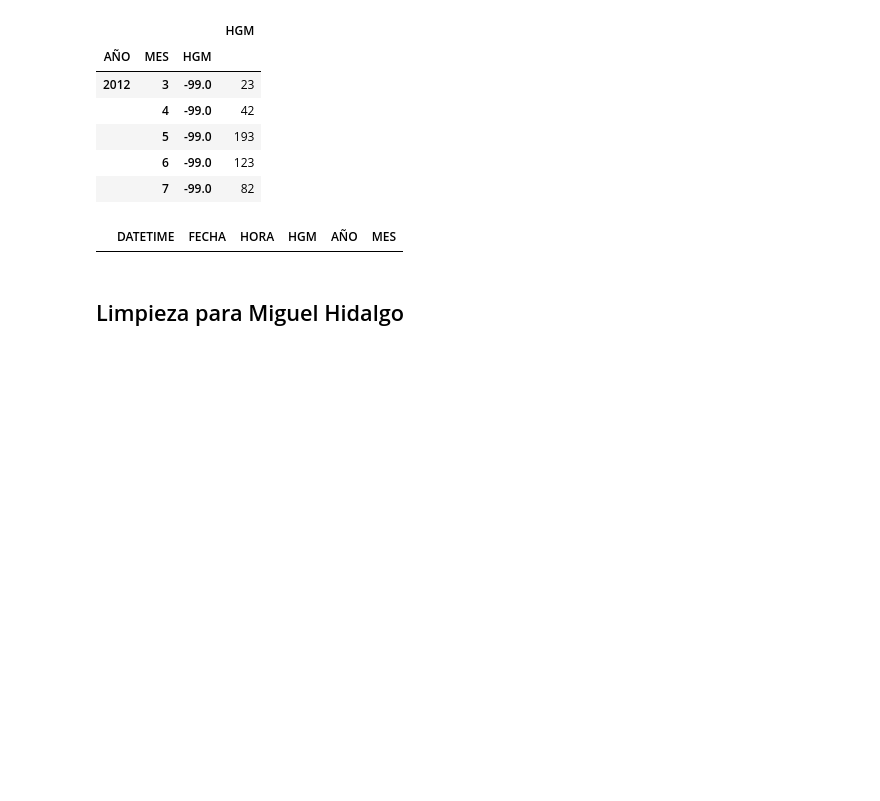
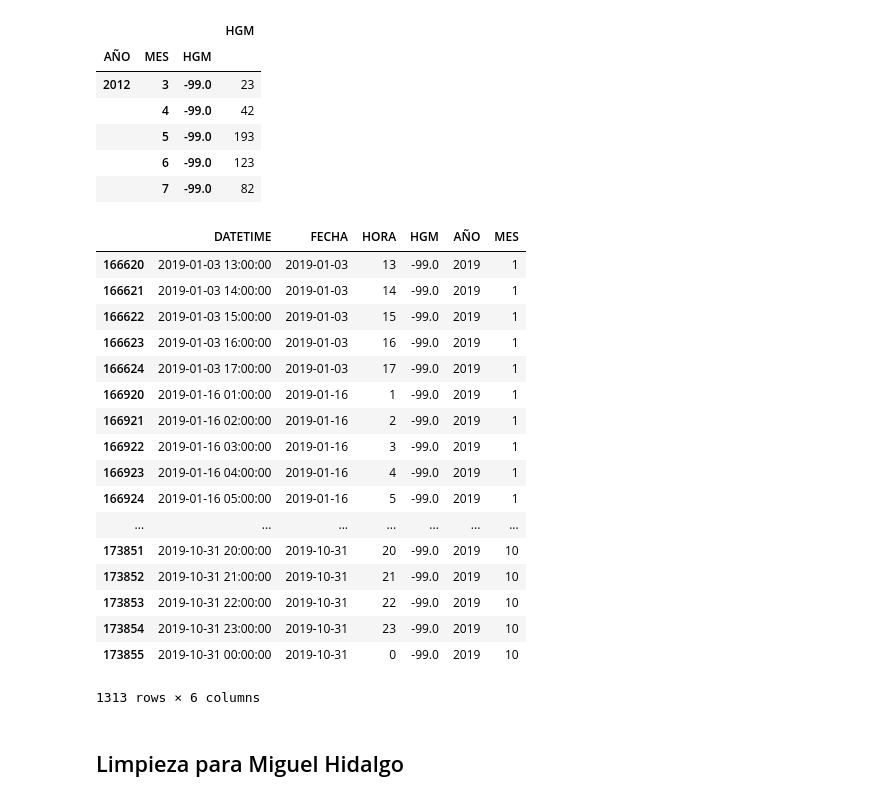
Before and after one commit to luisferlc/datamex1019, a Jupyter notebook: air-quality-cdmx/limpiezas/análisis_limpieza_PM10_v1.ipynb, the cells around one changed output. Drawn from its saved outputs; the diff is of its cells as text; code cells hidden in the pictures; blank space fills up the shorter version.

```diff
--- a/air-quality-cdmx/limpiezas/análisis_limpieza_PM10_v1.ipynb
+++ b/air-quality-cdmx/limpiezas/análisis_limpieza_PM10_v1.ipynb
@@ -324,10 +324,27 @@ df_cuauh_v3.HGM[(df_cuauh_v3.AÑO == 2016) & (df_cuauh_v3.HGM == -99.0)] = means
 df_cuauh_v3.HGM[(df_cuauh_v3.AÑO == 2017) & (df_cuauh_v3.HGM == -99.0)] = means[5]
 df_cuauh_v3.HGM[(df_cuauh_v3.AÑO == 2018) & (df_cuauh_v3.HGM == -99.0)] = means[6]
 # %%
-df_cuauh_v3=df_cuauh_v3[df_cuauh_v3.FECHA <= '2018-12-31'] #Correcto
+
 df_cuauh_v3[df_cuauh_v3.HGM== -99.0] #Correcto
 # %% [output]
 |  | DATETIME | FECHA | HORA | HGM | AÑO | MES |
+| 166620 | 2019-01-03 13:00:00 | 2019-01-03 | 13 | -99.0 | 2019 | 1 |
+| 166621 | 2019-01-03 14:00:00 | 2019-01-03 | 14 | -99.0 | 2019 | 1 |
+| 166622 | 2019-01-03 15:00:00 | 2019-01-03 | 15 | -99.0 | 2019 | 1 |
+| 166623 | 2019-01-03 16:00:00 | 2019-01-03 | 16 | -99.0 | 2019 | 1 |
+| 166624 | 2019-01-03 17:00:00 | 2019-01-03 | 17 | -99.0 | 2019 | 1 |
+| 166920 | 2019-01-16 01:00:00 | 2019-01-16 | 1 | -99.0 | 2019 | 1 |
+| 166921 | 2019-01-16 02:00:00 | 2019-01-16 | 2 | -99.0 | 2019 | 1 |
+| 166922 | 2019-01-16 03:00:00 | 2019-01-16 | 3 | -99.0 | 2019 | 1 |
+| 166923 | 2019-01-16 04:00:00 | 2019-01-16 | 4 | -99.0 | 2019 | 1 |
+| 166924 | 2019-01-16 05:00:00 | 2019-01-16 | 5 | -99.0 | 2019 | 1 |
+| ... | ... | ... | ... | ... | ... | ... |
+| 173851 | 2019-10-31 20:00:00 | 2019-10-31 | 20 | -99.0 | 2019 | 10 |
+| 173852 | 2019-10-31 21:00:00 | 2019-10-31 | 21 | -99.0 | 2019 | 10 |
+| 173853 | 2019-10-31 22:00:00 | 2019-10-31 | 22 | -99.0 | 2019 | 10 |
+| 173854 | 2019-10-31 23:00:00 | 2019-10-31 | 23 | -99.0 | 2019 | 10 |
+| 173855 | 2019-10-31 00:00:00 | 2019-10-31 | 0 | -99.0 | 2019 | 10 |
+1313 rows × 6 columns
 # %% [markdown]
 ## Limpieza para Miguel Hidalgo
 # %% [markdown]
```
Also changed, not shown: 6 other files.
